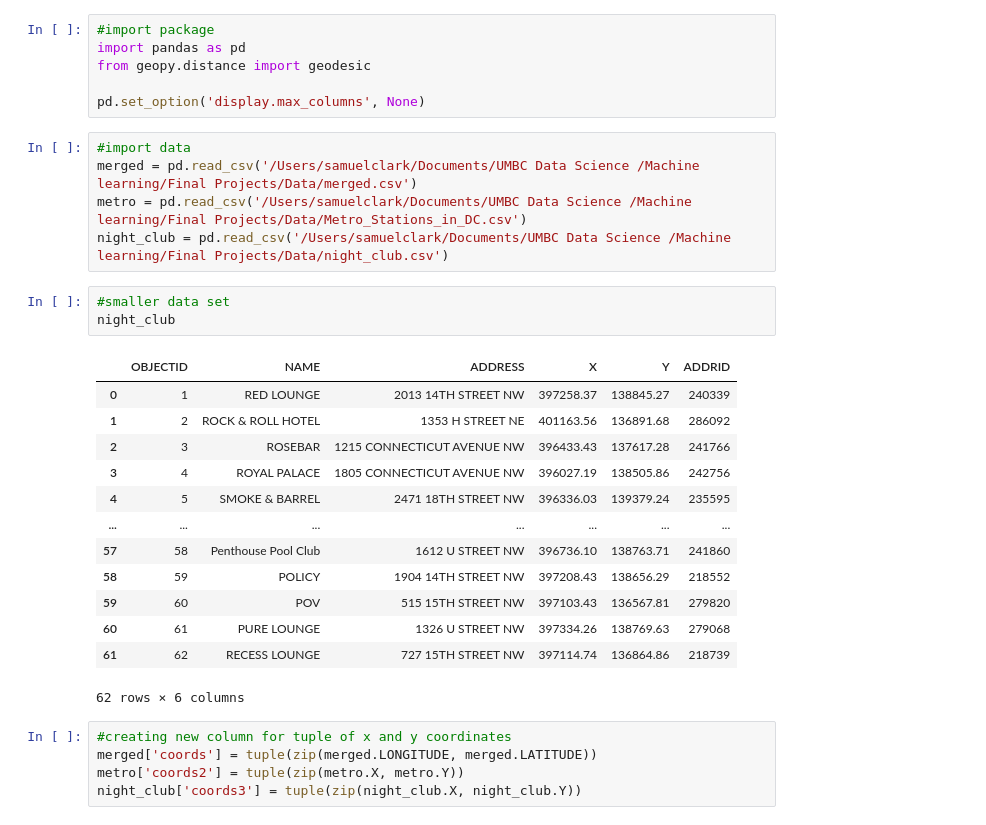
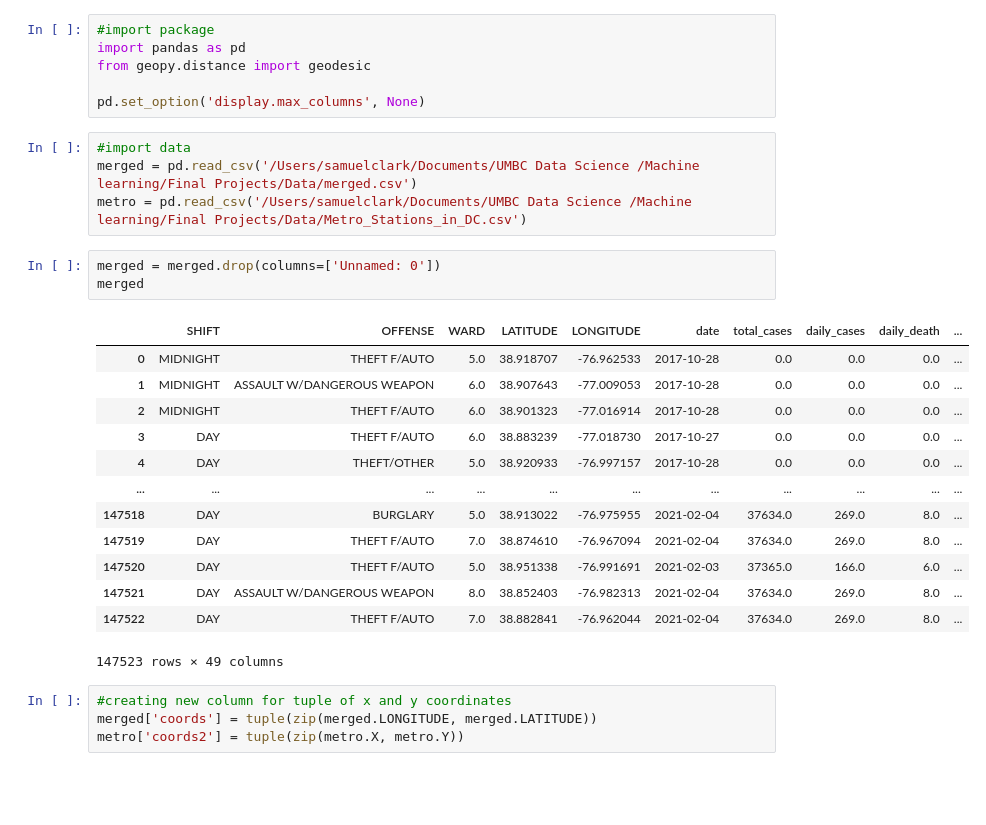
Before and after one commit to joannechoi/DC-Crime-Analysis, a Jupyter notebook: Combine_Datasets/distance from metro.ipynb, the cells around one changed output. Saved outputs shown, nothing was run; the diff lists cells and outputs as text; blank space fills up the shorter version.

```diff
--- a/Combine_Datasets/distance from metro.ipynb
+++ b/Combine_Datasets/distance from metro.ipynb
@@ -8,29 +8,27 @@ pd.set_option('display.max_columns', None)
 #import data
 merged = pd.read_csv('/Users/samuelclark/Documents/UMBC Data Science /Machine learning/Final Projects/Data/merged.csv')
 metro = pd.read_csv('/Users/samuelclark/Documents/UMBC Data Science /Machine learning/Final Projects/Data/Metro_Stations_in_DC.csv')
-night_club = pd.read_csv('/Users/samuelclark/Documents/UMBC Data Science /Machine learning/Final Projects/Data/night_club.csv')
-# %%
-#smaller data set
-night_club
-# %% [output]
-|  | OBJECTID | NAME | ADDRESS | X | Y | ADDRID |
-| 0 | 1 | RED LOUNGE | 2013 14TH STREET NW | 397258.37 | 138845.27 | 240339 |
-| 1 | 2 | ROCK & ROLL HOTEL | 1353 H STREET NE | 401163.56 | 136891.68 | 286092 |
-| 2 | 3 | ROSEBAR | 1215 CONNECTICUT AVENUE NW | 396433.43 | 137617.28 | 241766 |
-| 3 | 4 | ROYAL PALACE | 1805 CONNECTICUT AVENUE NW | 396027.19 | 138505.86 | 242756 |
-| 4 | 5 | SMOKE & BARREL | 2471 18TH STREET NW | 396336.03 | 139379.24 | 235595 |
-| ... | ... | ... | ... | ... | ... | ... |
-| 57 | 58 | Penthouse Pool Club | 1612 U STREET NW | 396736.10 | 138763.71 | 241860 |
-| 58 | 59 | POLICY | 1904 14TH STREET NW | 397208.43 | 138656.29 | 218552 |
-| 59 | 60 | POV | 515 15TH STREET NW | 397103.43 | 136567.81 | 279820 |
-| 60 | 61 | PURE LOUNGE | 1326 U STREET NW | 397334.26 | 138769.63 | 279068 |
-| 61 | 62 | RECESS LOUNGE | 727 15TH STREET NW | 397114.74 | 136864.86 | 218739 |
-62 rows × 6 columns
+# %%
+merged = merged.drop(columns=['Unnamed: 0'])
+merged
+# %% [output]
+|  | SHIFT | OFFENSE | WARD | LATITUDE | LONGITUDE | date | total_cases | daily_cases | daily_death | ... |
+| 0 | MIDNIGHT | THEFT F/AUTO | 5.0 | 38.918707 | -76.962533 | 2017-10-28 | 0.0 | 0.0 | 0.0 | ... |
+| 1 | MIDNIGHT | ASSAULT W/DANGEROUS WEAPON | 6.0 | 38.907643 | -77.009053 | 2017-10-28 | 0.0 | 0.0 | 0.0 | ... |
+| 2 | MIDNIGHT | THEFT F/AUTO | 6.0 | 38.901323 | -77.016914 | 2017-10-28 | 0.0 | 0.0 | 0.0 | ... |
+| 3 | DAY | THEFT F/AUTO | 6.0 | 38.883239 | -77.018730 | 2017-10-27 | 0.0 | 0.0 | 0.0 | ... |
+| 4 | DAY | THEFT/OTHER | 5.0 | 38.920933 | -76.997157 | 2017-10-28 | 0.0 | 0.0 | 0.0 | ... |
+| ... | ... | ... | ... | ... | ... | ... | ... | ... | ... | ... |
+| 147518 | DAY | BURGLARY | 5.0 | 38.913022 | -76.975955 | 2021-02-04 | 37634.0 | 269.0 | 8.0 | ... |
+| 147519 | DAY | THEFT F/AUTO | 7.0 | 38.874610 | -76.967094 | 2021-02-04 | 37634.0 | 269.0 | 8.0 | ... |
+| 147520 | DAY | THEFT F/AUTO | 5.0 | 38.951338 | -76.991691 | 2021-02-03 | 37365.0 | 166.0 | 6.0 | ... |
+| 147521 | DAY | ASSAULT W/DANGEROUS WEAPON | 8.0 | 38.852403 | -76.982313 | 2021-02-04 | 37634.0 | 269.0 | 8.0 | ... |
+| 147522 | DAY | THEFT F/AUTO | 7.0 | 38.882841 | -76.962044 | 2021-02-04 | 37634.0 | 269.0 | 8.0 | ... |
+147523 rows × 49 columns
 # %%
 #creating new column for tuple of x and y coordinates
 merged['coords'] = tuple(zip(merged.LONGITUDE, merged.LATITUDE))
 metro['coords2'] = tuple(zip(metro.X, metro.Y))
-night_club['coords3'] = tuple(zip(night_club.X, night_club.Y))
 # %%
 #distance from metro
 distance = []
```
Also changed, not shown: parts of 10 cells of this notebook.
